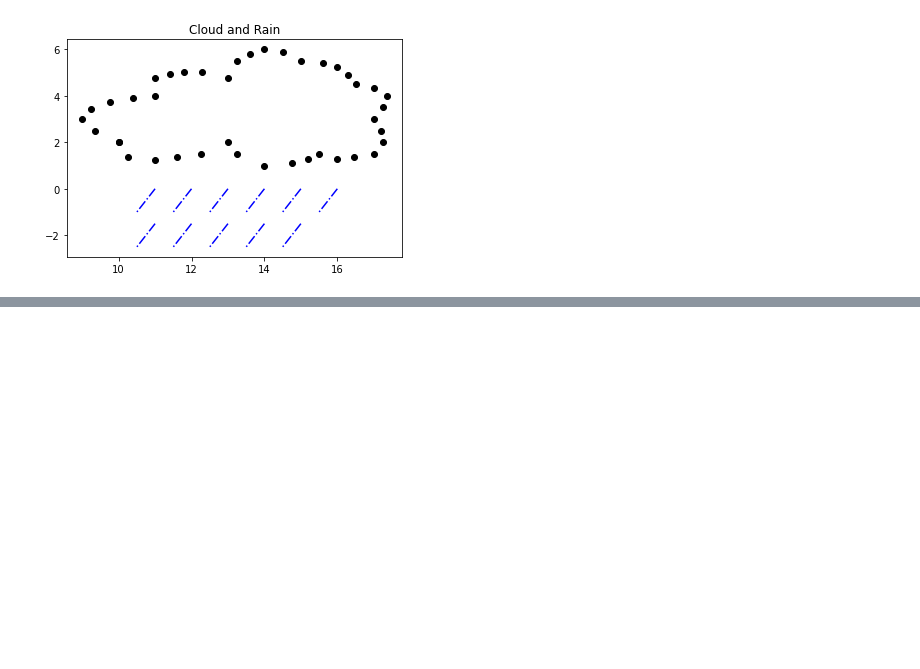
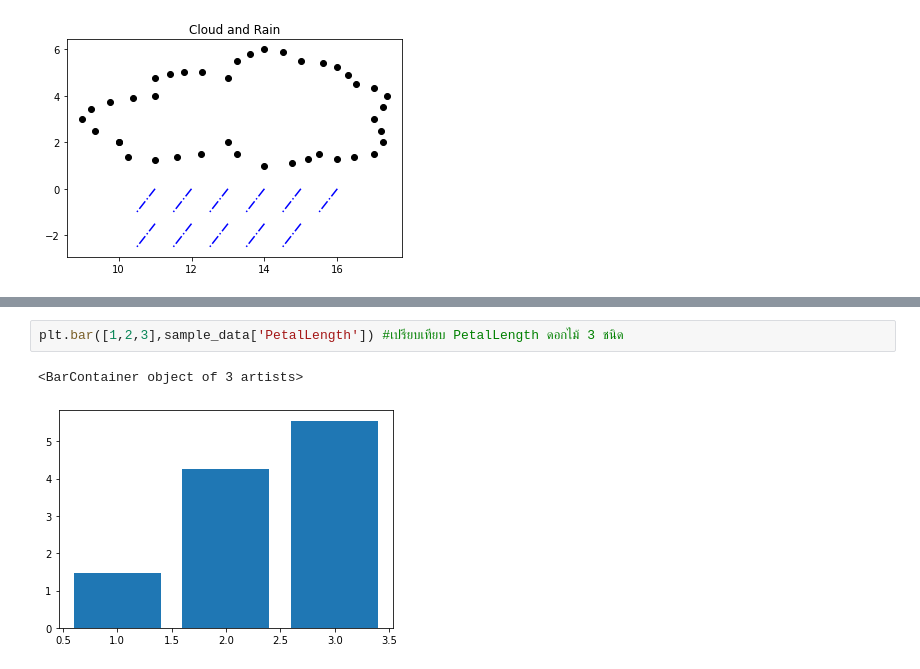
Before and after one commit to SuwareeThammakoonsate/data_viz_2022, a Jupyter notebook: DataViz04_Data_Comparison.ipynb, the cells around one changed output, grey strips where cells are left out. Drawn from its saved outputs; the diff is of its cells as text; blank space fills up the shorter version.

```diff
--- a/DataViz04_Data_Comparison.ipynb
+++ b/DataViz04_Data_Comparison.ipynb
@@ -206,0 +225,5 @@ plt.title('Cloud and Rain') ; #ชื่อตาราง
+# %%
+plt.bar([1,2,3],sample_data['PetalLength']) #เปรียบเทียบ PetalLength ดอกไม้ 3 ชนิด
+# %% [output]
+<BarContainer object of 3 artists>
+[figure, added]
```
Also changed, not shown: parts of 10 cells of this notebook.
